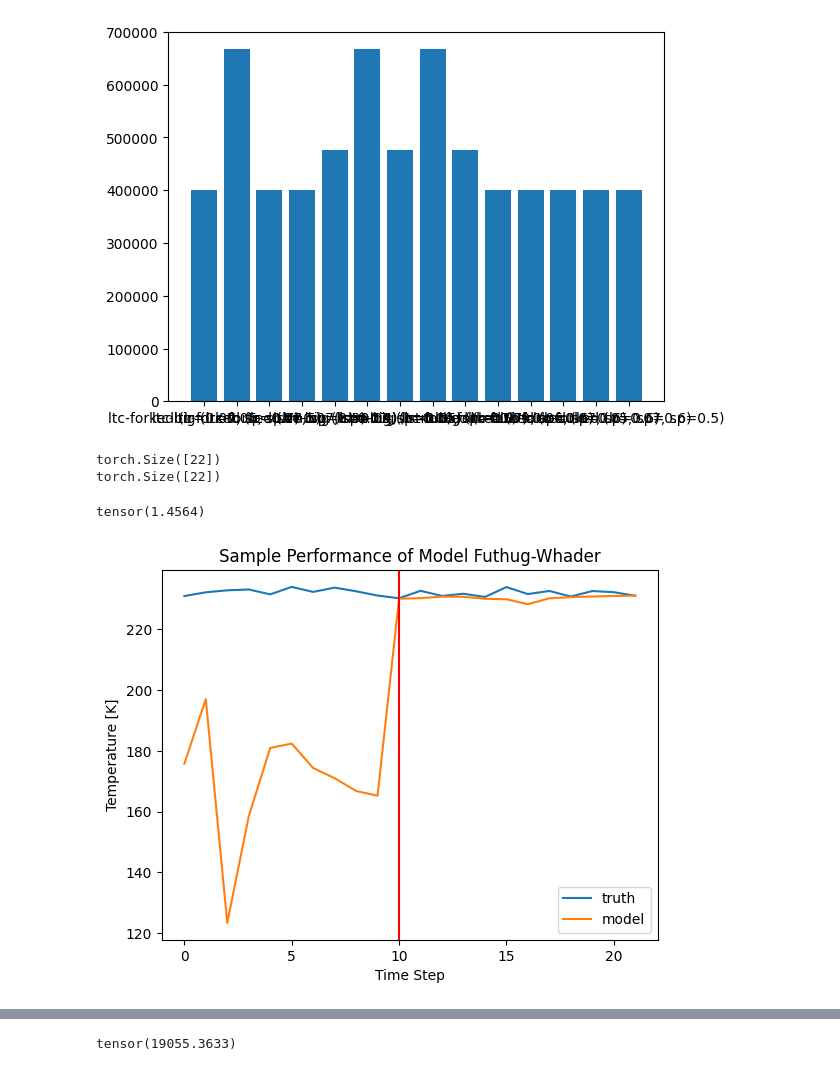
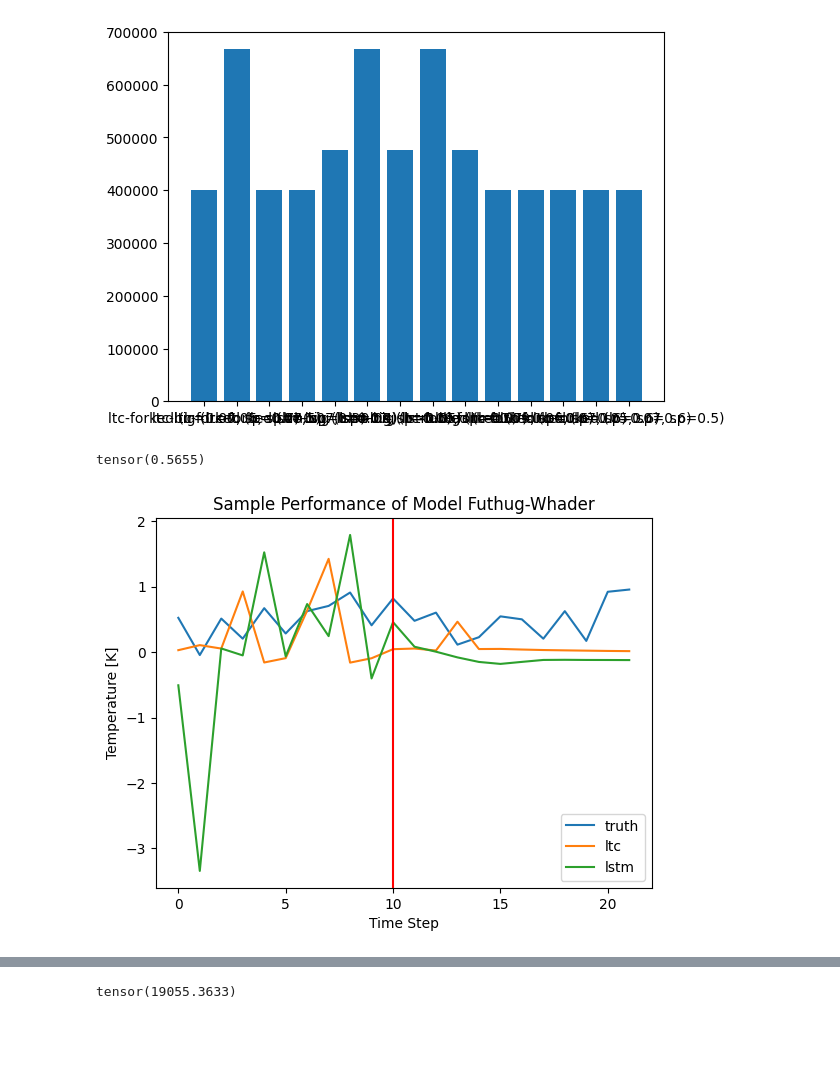
Before and after one commit to techieji/weather, a Jupyter notebook: data-analysis.ipynb, the cells around one changed output, grey strips where cells are left out. Saved outputs shown, nothing was run; the diff lists cells and outputs as text; code cells hidden in the pictures; blank space fills up the shorter version.

```diff
--- a/data-analysis.ipynb
+++ b/data-analysis.ipynb
@@ -22,20 +34,26 @@ plt.figure(figsize=(10, 7))
 # lstm-(forked)-bad: quophong_foyuth
 # ltc-(big)-bad: futhug_whader
 # lstm-(big)-bad: muces_kowhah
-for name in 'huquez_bothoth quophong_foyuth futhug_whader muces_kowhah'.split():
+# for name in 'huquez_bothoth quophong_foyuth futhug_whader muces_kowhah'.split():
+ax1 = plt.gca()
+ax2 = ax1.twinx()
+for name in 'zafek_phuvoch scewhiq_xocug'.split():
     data = ModelData.load(name)
     loss = data.get_var('val_loss')
-    time = data.get_var('time')
-    plt.plot(time, loss, label=data.autoname())
-    #plt.plot(loss, label=data.autoname())
+    #time = data.get_var('epoch')
+    #time = range(1, len(loss) + 1)
+    #plt.plot(time, loss, label=data.autoname())
+    ax1.plot(loss, label=data.autoname())
+    ax2.plot(data.get_var('variance'), alpha=0.5)
 
-plt.axhline(y=data.base_data.val_loss, color='r', linestyle='-', label='persistence')
+ax1.axhline(y=data.base_data.val_loss, color='r', linestyle='-', label='persistence')
 #plt.axhline(y=67, color='b', linestyle='-', label='asymptotic loss')
-plt.legend()
-plt.yscale('log')
+ax1.legend()
+ax1.set_yscale('log')
+ax2.set_yscale('log')
 plt.title('Loss Comparison of Different Models')
 plt.xlabel('Time (s)')
 plt.ylabel('Loss')
 #plt.xlim(0, 200)
-plt.xlim(0, 80)
+plt.xlim(0, 100)
 # %% [output]
@@ -87,28 +105,34 @@ datas
 # lstm-(forked)-bad: quophong_foyuth
 # ltc-(big)-bad: futhug_whader
 # lstm-(big)-bad: muces_kowhah
-test_model_data = ModelData.load('muces_kowhah')
-test_data = nn.random_slice_fast()
+orig = nn.random_slice_fast()
+test_data = normalize(orig)
 #fresh = nn.WeatherPredictor()
 # %%
+# scewhiq_xocug (ltc) zafek_phuvoch (lstm)
+test_model_data1 = ModelData.load('scewhiq_xocug')
+test_model_data2 = ModelData.load('zafek_phuvoch')
 inp_data = test_data[:nn.TIME_LENGTH]
-test_model_data.model.eval()
-points = test_model_data.model(inp_data).reshape((22, 4, 17))[:,0,0].detach()
+test_model_data1.model.eval()
+test_model_data2.model.eval()
+complete_points1 = test_model_data1.model(inp_data).reshape((22, 4, 17))
+complete_points2 = test_model_data2.model(inp_data).reshape((22, 4, 17))
+points1 = complete_points1[:,0,0].detach()
+points2 = complete_points2[:,0,0].detach()
 #fresh_points = fresh(inp_data).reshape((22, 4, 17))[:,0,0].detach()
 true_points = test_data[:,0,nn.GLOBAL_TILE,nn.GLOBAL_TILE,0]
-print(points.shape)
-print(true_points.shape)
+# print(points.shape)
+# print(true_points.shape)
 plt.plot(true_points, label='truth')
-plt.plot(points, label='model')
+plt.plot(points1, label='ltc')
+plt.plot(points2, label='lstm')
 #plt.plot(fresh_points, label='fresh')
 plt.legend()
 plt.axvline(x=nn.TIME_LENGTH, color='r')
 plt.title('Sample Performance of Model Futhug-Whader')
 plt.xlabel('Time Step')
 plt.ylabel('Temperature [K]')
 torch.nn.functional.l1_loss(points[nn.TIME_LENGTH:], true_points[nn.TIME_LENGTH:])
 # %% [output]
-torch.Size([22])
-torch.Size([22])
+tensor(0.5655)
-tensor(1.4564)
-[figure, old version]
+[figure, new version]
```
Also changed, not shown: parts of 11 cells of this notebook, 3 other files.
